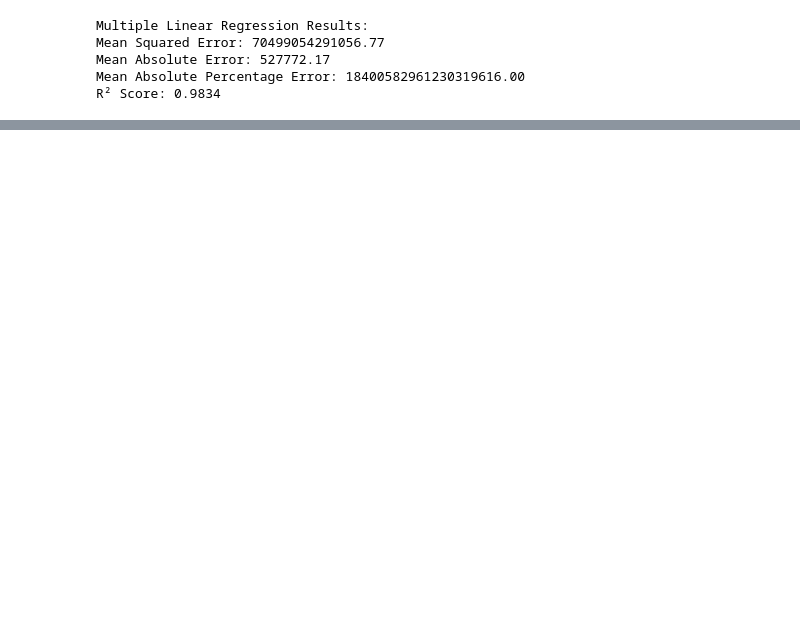
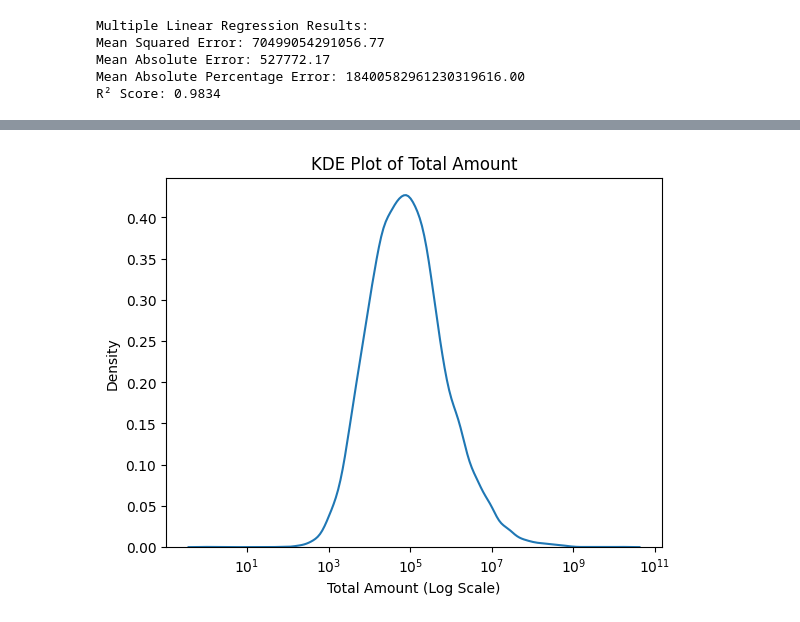
Before and after one commit to savoskin0502/public-procurement-optimization, a Jupyter notebook: Model_training.ipynb, the cells around one changed output, grey strips where cells are left out. Cells and saved outputs as stored; diff of their text form; code cells hidden in the pictures; blank space fills up the shorter version.

```diff
--- a/Model_training.ipynb
+++ b/Model_training.ipynb
@@ -214,0 +319,17 @@ R² Score: 0.9834
+# %%
+from scipy.stats import zscore
+
+numeric_X_train = X_train.select_dtypes(include=['float64', 'int64'])
+
+z_scores = np.abs(zscore(numeric_X_train["total_amount"]))
+outliers = np.where(z_scores > 3)  # Values beyond 3 standard deviations
+
+filtered_data = numeric_X_train["total_amount"][numeric_X_train["total_amount"] > 0]  # Exclude non-positive values for log scale
+filtered_data = filtered_data[filtered_data < filtered_data.quantile(0.99)]  # Exclude extreme outliers
+
+sns.kdeplot(data=numeric_X_train, x="total_amount", log_scale=True)
+plt.xlabel("Total Amount (Log Scale)")
+plt.title("KDE Plot of Total Amount")
+plt.show()
+# %% [output]
+[figure, added]
```
Also changed, not shown: parts of 34 cells of this notebook, 1 other file.
